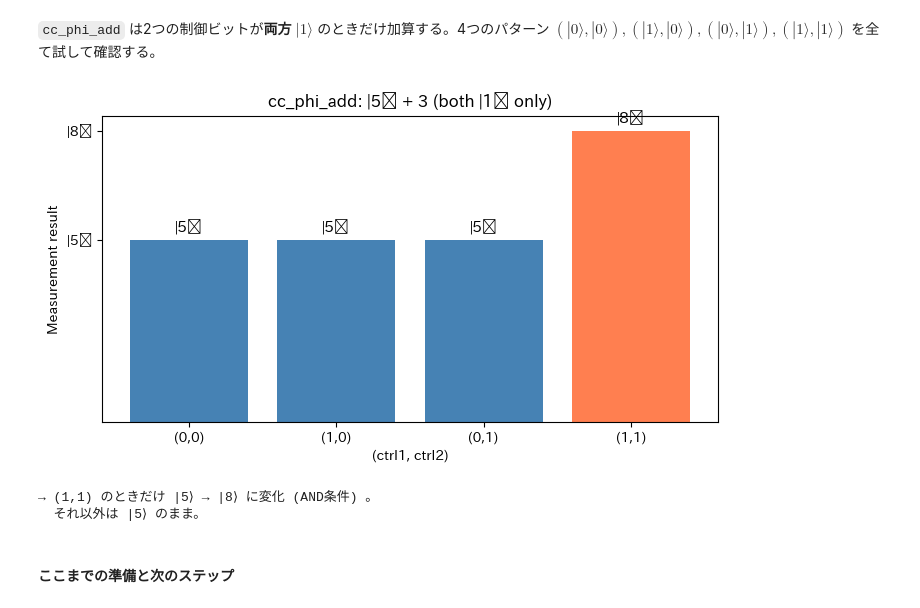
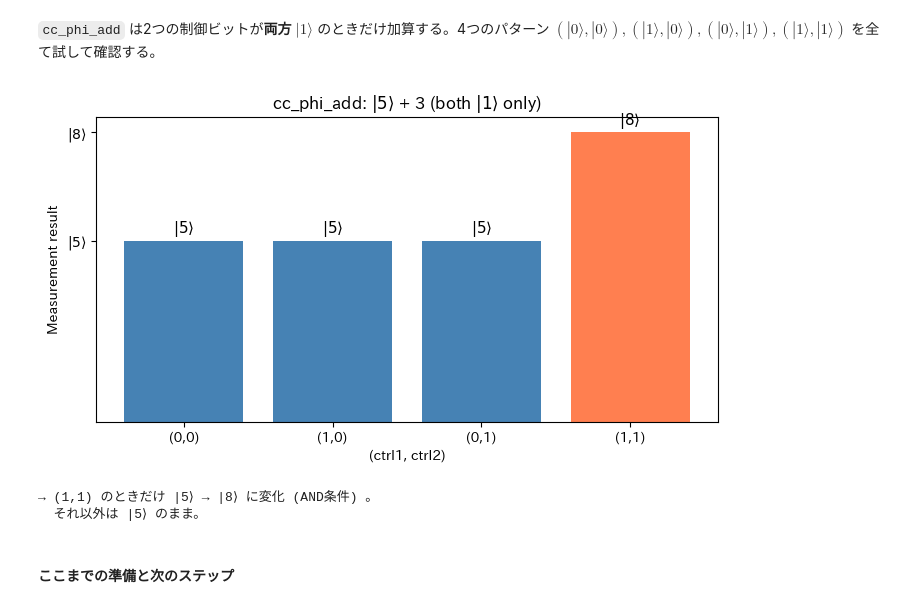
Before and after one commit to peanuts05-6c6e797671xeh7iicsa/rsa-shor-article, a Jupyter notebook: notebooks/rsa-shor-handson-ja-latest.ipynb, the cells around one changed output. Cells and saved outputs as stored; diff of their text form; code cells hidden in the pictures.

```diff
--- a/notebooks/rsa-shor-handson-ja-latest.ipynb
+++ b/notebooks/rsa-shor-handson-ja-latest.ipynb
@@ -955,8 +937,7 @@ Qiskit の `Statevector.from_instruction()` を使うと、量子回路の状態
 # %%
 # --- 状態ベクトルで初期状態を確認 ---
-
 # 古典レジスタを除いた回路を作る (Statevector は量子ビットのみ扱うため)
-qc_no_meas = qc.remove_final_measurements(inplace=False)
+qc_no_meas = qc_step1.remove_final_measurements(inplace=False)
 
 # 回路を実行した後の状態ベクトルを取得
 sv = Statevector.from_instruction(qc_no_meas)
@@ -966,9 +947,7 @@ print(sv)
 print("量子状態の確認 (振幅が0でない状態のみ表示) :")
 for i, amp in enumerate(sv):
     if abs(amp) > 1e-10:
-        print(f"  |{i}⟩ の振幅 = {amp.real:.0f}  → 確率 {abs(amp)**2:.0f}")
-print()
-print("→ ターゲットが |1⟩ に初期化されていることを確認できた")
+        print(f"  |{i}⟩ の振幅 = {amp.real:.4f}  → 確率 {abs(amp)**2:.4f}")
 # %% [output]
 Statevector([0.+0.j, 0.+0.j, 0.+0.j, ..., 0.+0.j, 0.+0.j, 0.+0.j],
             dims=(2, 2, 2, 2, 2, 2, 2, 2, 2, 2, 2, 2, 2, 2, 2, 2, 2, 2))
@@ -1291,9 +1270,9 @@ def run_draper_add(b, a, n_bits, sim):
     for i in range(n_bits):
         if (b >> i) & 1:
             qc.x(i)
-    qc.append(QFT(n_bits), range(n_bits))
+    qc.append(QFTGate(n_bits), range(n_bits))
     phi_add(qc, angles, list(range(n_bits)))
-    qc.append(QFT(n_bits).inverse(), range(n_bits))
+    qc.append(QFTGate(n_bits).inverse(), range(n_bits))
     qc.measure(range(n_bits), range(n_bits))
     qc_t = transpile(qc, sim, optimization_level=0)
     result = sim.run(qc_t, shots=1, seed_simulator=SEED).result()
@@ -1393,9 +1372,9 @@ tgt_indices = list(range(1, 1 + test_bits))
 for i in range(test_bits):
     if (test_b >> i) & 1:
         qc_ctrl0.x(tgt_indices[i])
-qc_ctrl0.append(QFT(test_bits), tgt_indices)
+qc_ctrl0.append(QFTGate(test_bits), tgt_indices)
 c_phi_add(qc_ctrl0, test_angles, ctrl_idx, tgt_indices)
-qc_ctrl0.append(QFT(test_bits).inverse(), tgt_indices)
+qc_ctrl0.append(QFTGate(test_bits).inverse(), tgt_indices)
 qc_ctrl0.measure(tgt_indices, range(test_bits))
 
 result0 = sim_ctrl.run(transpile(qc_ctrl0, sim_ctrl, optimization_level=0), shots=1, seed_simulator=SEED).result()
@@ -1410,9 +1389,9 @@ qc_ctrl1.x(ctrl_idx)  # 制御ビットを |0⟩ → |1⟩ にセット
 for i in range(test_bits):
     if (test_b >> i) & 1:
         qc_ctrl1.x(tgt_indices[i])
-qc_ctrl1.append(QFT(test_bits), tgt_indices)
+qc_ctrl1.append(QFTGate(test_bits), tgt_indices)
 c_phi_add(qc_ctrl1, test_angles, ctrl_idx, tgt_indices)
-qc_ctrl1.append(QFT(test_bits).inverse(), tgt_indices)
+qc_ctrl1.append(QFTGate(test_bits).inverse(), tgt_indices)
 qc_ctrl1.measure(tgt_indices, range(test_bits))
 
 result1 = sim_ctrl.run(transpile(qc_ctrl1, sim_ctrl, optimization_level=0), shots=1, seed_simulator=SEED).result()
@@ -1456,9 +1435,9 @@ qc_H.h(ctrl_idx)  # ← ここだけが違う: |0⟩ → (|0⟩+|1⟩)/√2
 for i in range(test_bits):
     if (test_b >> i) & 1:
         qc_H.x(tgt_indices[i])
-qc_H.append(QFT(test_bits), tgt_indices)
+qc_H.append(QFTGate(test_bits), tgt_indices)
 c_phi_add(qc_H, test_angles, ctrl_idx, tgt_indices)
-qc_H.append(QFT(test_bits).inverse(), tgt_indices)
+qc_H.append(QFTGate(test_bits).inverse(), tgt_indices)
 qc_H.measure(tgt_indices, range(test_bits))
 
 # 重ね合わせなので複数回測定して分布を見る
@@ -1467,15 +1446,21 @@ result_H = sim_ctrl.run(transpile(qc_H, sim_ctrl, optimization_level=0), shots=H
 counts_H = result_H.get_counts()
 
 # 分布をグラフで表示
-labels = [f"|{int(bs, 2)}⟩" for bs in sorted(counts_H.keys())]
+labels = [rf"$|{int(bs, 2)}\rangle$" for bs in sorted(counts_H.keys())]
 values = [counts_H[bs] for bs in sorted(counts_H.keys())]
 fig, ax = plt.subplots(figsize=(6, 3))
 ax.bar(labels, values, color='steelblue')
 ax.set_xlabel('Measurement result')
 ax.set_ylabel('Counts')
-ax.set_title(f'ctrl = (|0⟩+|1⟩)/√2: |{test_b}⟩ + {test_a} = ? ({H_shots} shots)')
+ax.set_title(rf'ctrl = $(|0\rangle+|1\rangle)/\sqrt{{2}}$: $|{test_b}\rangle + {test_a} = ?$ ({H_shots} shots)')
 plt.tight_layout()
 plt.show()
 
-print(f"→ |{test_b}⟩ (足されない) と |{test_b+test_a}⟩ (足された) が約半々で出現。")
+# 実際の counts を表示
+b_str = format(test_b, f'0{test_bits}b')
+b_plus_a_str = format(test_b + test_a, f'0{test_bits}b')
+count_b = counts_H.get(b_str, 0)
+count_b_plus_a = counts_H.get(b_plus_a_str, 0)
+print(f"→ |{test_b}⟩ (足されない): {count_b} 回 ({count_b/H_shots*100:.0f}%), "
+      f"|{test_b+test_a}⟩ (足された): {count_b_plus_a} 回 ({count_b_plus_a/H_shots*100:.0f}%) → 約半々")
 # %% [output]
@@ -1506,40 +1491,40 @@ for c1, c2 in patterns:
         if (test_b >> i) & 1:
             qc.x(tgt_indices[i])
 
-    qc.append(QFT(test_bits), tgt_indices)
+    qc.append(QFTGate(test_bits), tgt_indices)
     cc_phi_add(qc, test_angles, ctrl1_idx, ctrl2_idx, tgt_indices)
-    qc.append(QFT(test_bits).inverse(), tgt_indices)
+    qc.append(QFTGate(test_bits).inverse(), tgt_indices)
     qc.measure(tgt_indices, range(test_bits))
 
     result = sim_ctrl.run(transpile(qc, sim_ctrl, optimization_level=0), shots=1, seed_simulator=SEED).result()
     measured = int(list(result.get_counts().keys())[0], 2)
     results_cc[(c1,c2)] = measured
 
 # 結果をグラフで表示
 labels = [f"({c1},{c2})" for c1, c2 in patterns]
 values = [results_cc[p] for p in patterns]
 colors = ['steelblue' if v == test_b else 'coral' for v in values]
 
 fig, ax = plt.subplots(figsize=(7, 4))
 bars = ax.bar(labels, values, color=colors)
 ax.set_xlabel('(ctrl1, ctrl2)')
 ax.set_ylabel('Measurement result')
-ax.set_title(f'cc_phi_add: |{test_b}⟩ + {test_a} (both |1⟩ only)')
+ax.set_title(rf'cc_phi_add: $|{test_b}\rangle$ + {test_a} (both $|1\rangle$ only)')
 ax.set_yticks(sorted(set(values)))
-ax.set_yticklabels([f"|{v}⟩" for v in sorted(set(values))])
+ax.set_yticklabels([rf"$|{v}\rangle$" for v in sorted(set(values))])
 
 # 各棒に値を表示
 for bar, v in zip(bars, values):
     ax.text(bar.get_x() + bar.get_width()/2, bar.get_height() + 0.2,
-            f"|{v}⟩", ha='center', fontsize=11)
+            rf"$|{v}\rangle$", ha='center', fontsize=11)
 
 plt.tight_layout()
 plt.show()
 
 print(f"→ (1,1) のときだけ |{test_b}⟩ → |{test_b+test_a}⟩ に変化 (AND条件) 。")
 print(f"  それ以外は |{test_b}⟩ のまま。")
 # %% [output]
-[figure, old version]
+[figure, new version]
 → (1,1) のときだけ |5⟩ → |8⟩ に変化 (AND条件) 。
   それ以外は |5⟩ のまま。
 # %% [markdown]
```
Also changed, not shown: parts of 85 cells of this notebook, 3 other files.
